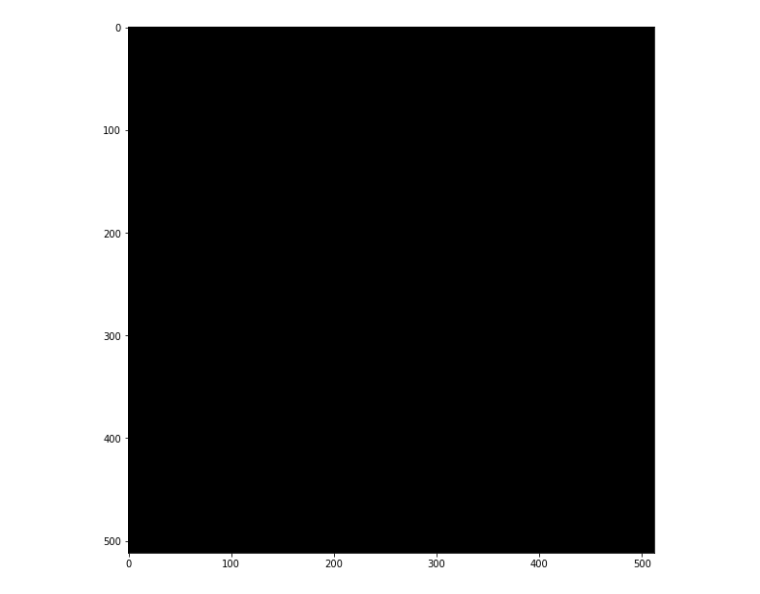
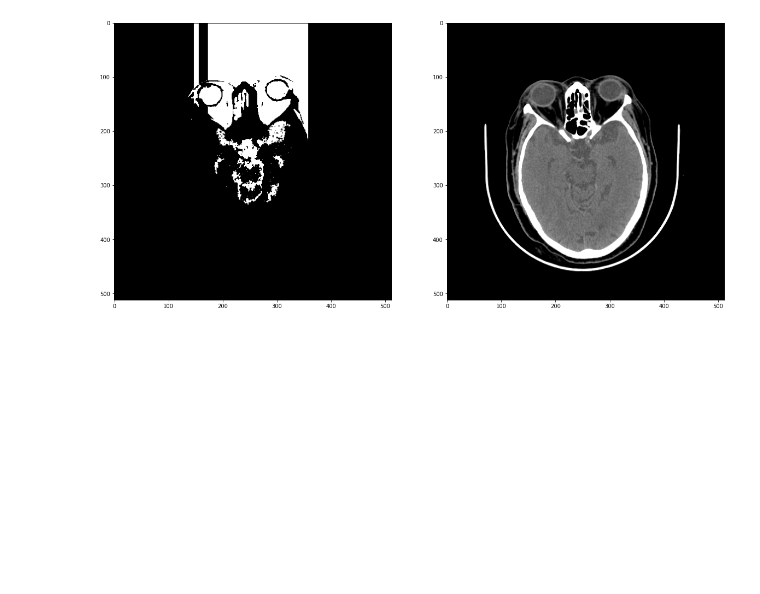
Before and after one commit to RafaelChavesPB/PDI-Medicas, a Jupyter notebook: Rafael/artigo/open.ipynb, the cells around one changed output. Cells and saved outputs as stored; diff of their text form; code cells hidden in the pictures; blank space fills up the shorter version.

Commit message:
Recebendo corretaemente imagens dicom

```diff
--- a/Rafael/artigo/open.ipynb
+++ b/Rafael/artigo/open.ipynb
@@ -31,4 +1,20 @@ slices = list(map(abc, sorted(slices, key=lambda s: s.SliceLocation)))
-# %%
-plotImage(slices[110], (10,10))
-# %% [output]
-[figure, removed]
+# %%
+import os
+from utils.imageProcessing import *
+from utils.plotting import *
+from utils.dicomFiles import *
+
+pathA = './dicom-files/arq3/pt1'
+pathB = './dicom-files/arq2/pt1'
+
+patientA = readDicomFiles(pathA)
+patientB = readDicomFiles(pathB)
+
+slice = patientA[10].pixel_array
+
+slices = list(map(getImgFromDicomFile, patientB))
+# %%
+slice = 90
+compareTwoImages(identifyVentricle(slices[slice]), slices[slice], (20,20))
+# %% [output]
+[figure, added]
```
Also changed, not shown: parts of 2 cells of this notebook, 2 other files.
